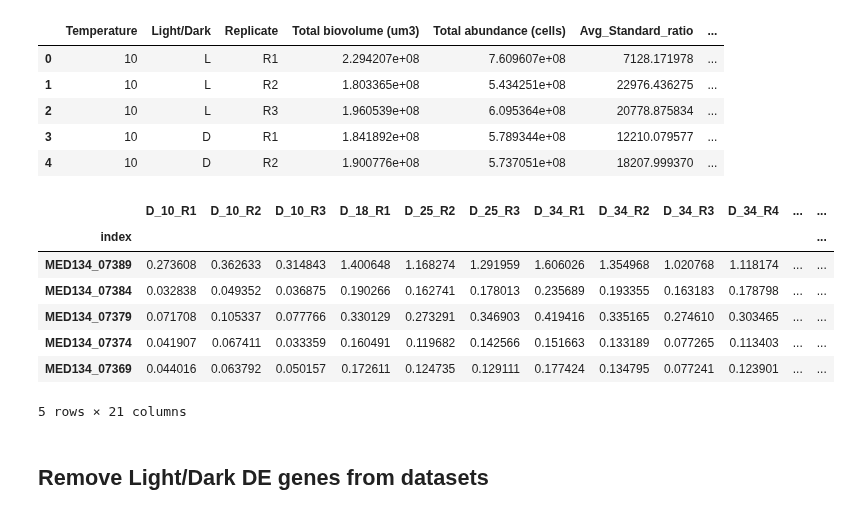
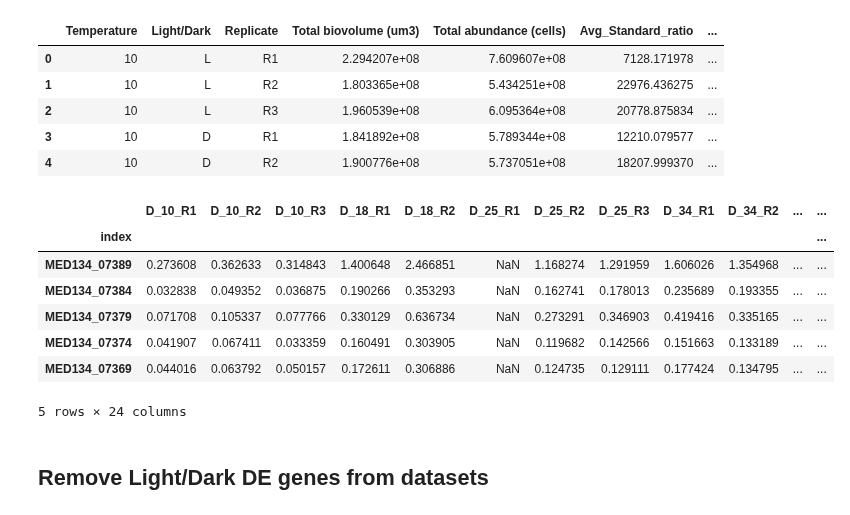
Before and after one commit to Robaina/Dokdonia, a Jupyter notebook: notebooks/3_clustering_tc.ipynb, the cells around one changed output. Saved outputs shown, nothing was run; the diff lists cells and outputs as text; code cells hidden in the pictures.

```diff
--- a/notebooks/3_clustering_tc.ipynb
+++ b/notebooks/3_clustering_tc.ipynb
@@ -55,20 +55,21 @@ sample_meta.head()
 | 3 | 10 | D | R1 | 1.841892e+08 | 5.789344e+08 | 12210.079577 | ... |
 | 4 | 10 | D | R2 | 1.900776e+08 | 5.737051e+08 | 18207.999370 | ... |
 # %%
-samples_to_remove = ["D_25_R1", "D_18_R2", "L_10_R1"]
+# samples_to_remove = ["D_25_R1", "D_18_R2", "L_10_R1"]
 # samples_to_remove = ["D_18_R2", "L_10_R1"]
+samples_to_remove = []
 TC = DE.get_transcript_cell(counts, sample_meta, samples_to_remove).set_index("index")
 TC.to_csv(data_dir / "processed" / "DokdoniaMED134_TC.tsv", sep="\t")
 TC.head()
 # %% [output]
-|  | D_10_R1 | D_10_R2 | D_10_R3 | D_18_R1 | D_25_R2 | D_25_R3 | D_34_R1 | D_34_R2 | D_34_R3 | D_34_R4 | ... | ... |
+|  | D_10_R1 | D_10_R2 | D_10_R3 | D_18_R1 | D_18_R2 | D_25_R1 | D_25_R2 | D_25_R3 | D_34_R1 | D_34_R2 | ... | ... |
 | index |  |  |  |  |  |  |  |  |  |  |  | ... |
-| MED134_07389 | 0.273608 | 0.362633 | 0.314843 | 1.400648 | 1.168274 | 1.291959 | 1.606026 | 1.354968 | 1.020768 | 1.118174 | ... | ... |
-| MED134_07384 | 0.032838 | 0.049352 | 0.036875 | 0.190266 | 0.162741 | 0.178013 | 0.235689 | 0.193355 | 0.163183 | 0.178798 | ... | ... |
-| MED134_07379 | 0.071708 | 0.105337 | 0.077766 | 0.330129 | 0.273291 | 0.346903 | 0.419416 | 0.335165 | 0.274610 | 0.303465 | ... | ... |
-| MED134_07374 | 0.041907 | 0.067411 | 0.033359 | 0.160491 | 0.119682 | 0.142566 | 0.151663 | 0.133189 | 0.077265 | 0.113403 | ... | ... |
-| MED134_07369 | 0.044016 | 0.063792 | 0.050157 | 0.172611 | 0.124735 | 0.129111 | 0.177424 | 0.134795 | 0.077241 | 0.123901 | ... | ... |
+| MED134_07389 | 0.273608 | 0.362633 | 0.314843 | 1.400648 | 2.466851 | NaN | 1.168274 | 1.291959 | 1.606026 | 1.354968 | ... | ... |
+| MED134_07384 | 0.032838 | 0.049352 | 0.036875 | 0.190266 | 0.353293 | NaN | 0.162741 | 0.178013 | 0.235689 | 0.193355 | ... | ... |
+| MED134_07379 | 0.071708 | 0.105337 | 0.077766 | 0.330129 | 0.636734 | NaN | 0.273291 | 0.346903 | 0.419416 | 0.335165 | ... | ... |
+| MED134_07374 | 0.041907 | 0.067411 | 0.033359 | 0.160491 | 0.303905 | NaN | 0.119682 | 0.142566 | 0.151663 | 0.133189 | ... | ... |
+| MED134_07369 | 0.044016 | 0.063792 | 0.050157 | 0.172611 | 0.306886 | NaN | 0.124735 | 0.129111 | 0.177424 | 0.134795 | ... | ... |
-5 rows × 21 columns
+5 rows × 24 columns
 # %% [markdown]
 ## Remove Light/Dark DE genes from datasets
 # %%
```
Also changed, not shown: 1 other file.
